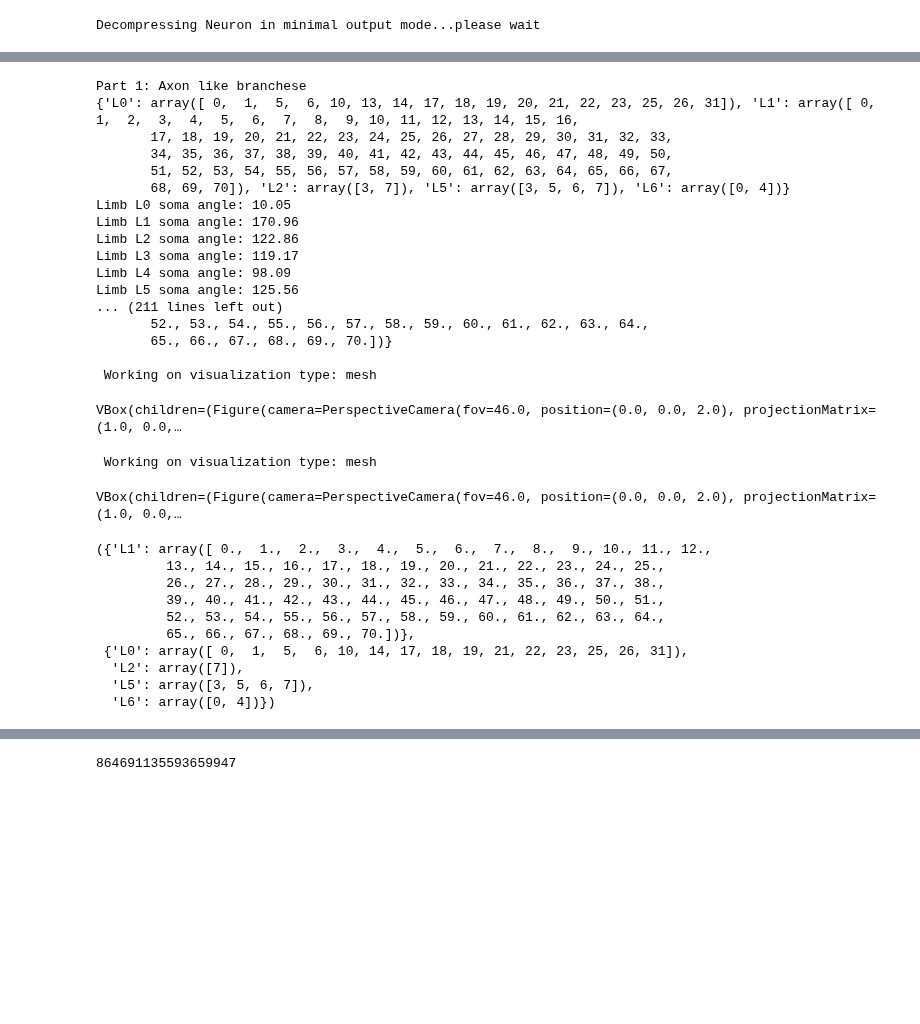
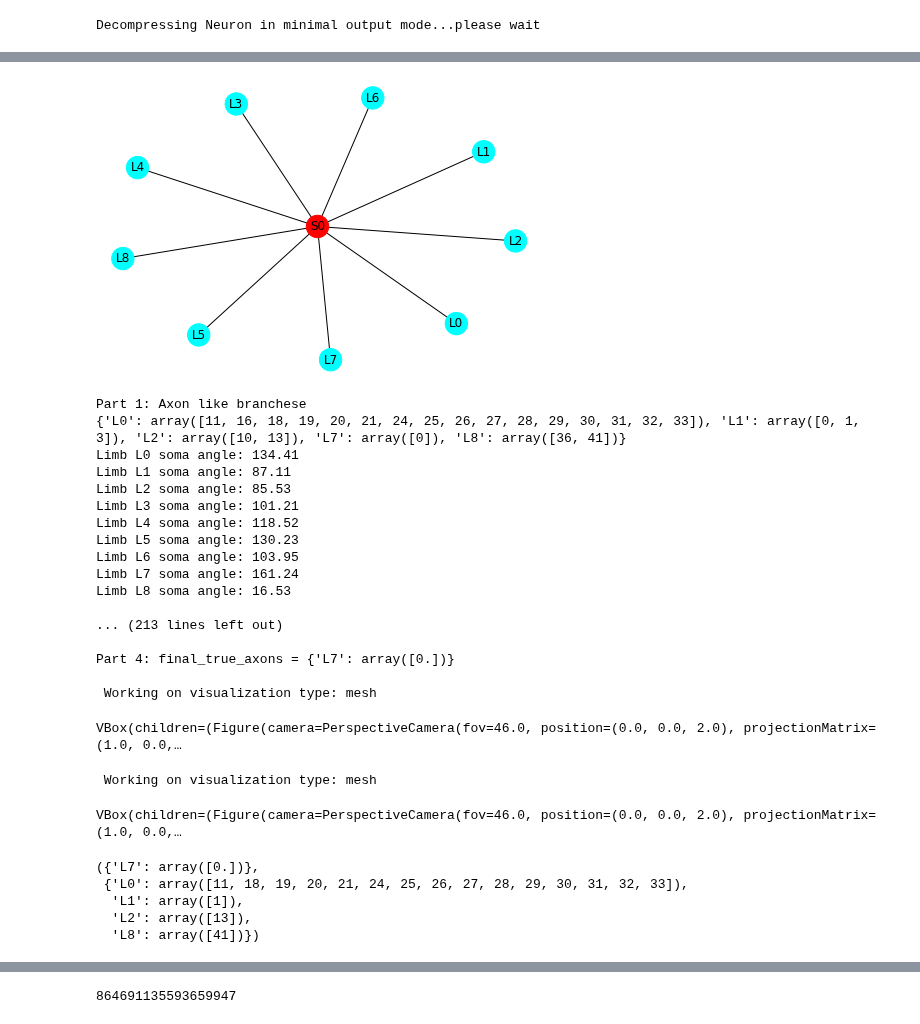
Before and after one commit to celiibrendan/neuron_mesh_tools, a Jupyter notebook: Auto_Proofreading/Validation_Testing/Allen_Proofread_Validation/Manually_Proofread_Cells.ipynb, the cells around one changed output, grey strips where cells are left out. Drawn from its saved outputs; the diff is of its cells as text; code cells hidden in the pictures; blank space fills up the shorter version.

```diff
--- a/Auto_Proofreading/Validation_Testing/Allen_Proofread_Validation/Manually_Proofread_Cells.ipynb
+++ b/Auto_Proofreading/Validation_Testing/Allen_Proofread_Validation/Manually_Proofread_Cells.ipynb
@@ -126,0 +170,4 @@ import classification_utils as clu
+# %%
+nviz.plot_soma_limb_concept_network(neuron_after_split)
+# %% [output]
+[figure, added]
@@ -127,36 +179,32 @@ import classification_utils as clu
 # %%
-clu.axon_classification(neuron_obj,
+clu.axon_classification(neuron_after_split,
                        best_axon=True,
+                        plot_candidates=False,
                        plot_axon_errors=True,
                        plot_axons=True)
 # %% [output]
 Part 1: Axon like branchese
-{'L0': array([ 0,  1,  5,  6, 10, 13, 14, 17, 18, 19, 20, 21, 22, 23, 25, 26, 31]), 'L1': array([ 0,  1,  2,  3,  4,  5,  6,  7,  8,  9, 10, 11, 12, 13, 14, 15, 16,
-       17, 18, 19, 20, 21, 22, 23, 24, 25, 26, 27, 28, 29, 30, 31, 32, 33,
-       34, 35, 36, 37, 38, 39, 40, 41, 42, 43, 44, 45, 46, 47, 48, 49, 50,
-       51, 52, 53, 54, 55, 56, 57, 58, 59, 60, 61, 62, 63, 64, 65, 66, 67,
-       68, 69, 70]), 'L2': array([3, 7]), 'L5': array([3, 5, 6, 7]), 'L6': array([0, 4])}
-Limb L0 soma angle: 10.05
-Limb L1 soma angle: 170.96
-Limb L2 soma angle: 122.86
-Limb L3 soma angle: 119.17
-Limb L4 soma angle: 98.09
-Limb L5 soma angle: 125.56
-... (211 lines left out)
-       52., 53., 54., 55., 56., 57., 58., 59., 60., 61., 62., 63., 64.,
-       65., 66., 67., 68., 69., 70.])}
+{'L0': array([11, 16, 18, 19, 20, 21, 24, 25, 26, 27, 28, 29, 30, 31, 32, 33]), 'L1': array([0, 1, 3]), 'L2': array([10, 13]), 'L7': array([0]), 'L8': array([36, 41])}
+Limb L0 soma angle: 134.41
+Limb L1 soma angle: 87.11
+Limb L2 soma angle: 85.53
+Limb L3 soma angle: 101.21
+Limb L4 soma angle: 118.52
+Limb L5 soma angle: 130.23
+Limb L6 soma angle: 103.95
+Limb L7 soma angle: 161.24
+Limb L8 soma angle: 16.53
+
+... (213 lines left out)
+
+Part 4: final_true_axons = {'L7': array([0.])}
 
  Working on visualization type: mesh
 VBox(children=(Figure(camera=PerspectiveCamera(fov=46.0, position=(0.0, 0.0, 2.0), projectionMatrix=(1.0, 0.0,…
  Working on visualization type: mesh
 VBox(children=(Figure(camera=PerspectiveCamera(fov=46.0, position=(0.0, 0.0, 2.0), projectionMatrix=(1.0, 0.0,…
-({'L1': array([ 0.,  1.,  2.,  3.,  4.,  5.,  6.,  7.,  8.,  9., 10., 11., 12.,
-         13., 14., 15., 16., 17., 18., 19., 20., 21., 22., 23., 24., 25.,
-         26., 27., 28., 29., 30., 31., 32., 33., 34., 35., 36., 37., 38.,
-         39., 40., 41., 42., 43., 44., 45., 46., 47., 48., 49., 50., 51.,
-         52., 53., 54., 55., 56., 57., 58., 59., 60., 61., 62., 63., 64.,
-         65., 66., 67., 68., 69., 70.])},
- {'L0': array([ 0,  1,  5,  6, 10, 14, 17, 18, 19, 21, 22, 23, 25, 26, 31]),
-  'L2': array([7]),
-  'L5': array([3, 5, 6, 7]),
-  'L6': array([0, 4])})
+({'L7': array([0.])},
+ {'L0': array([11, 18, 19, 20, 21, 24, 25, 26, 27, 28, 29, 30, 31, 32, 33]),
+  'L1': array([1]),
+  'L2': array([13]),
+  'L8': array([41])})
```
Also changed, not shown: parts of 18 cells of this notebook, 3 other files.
